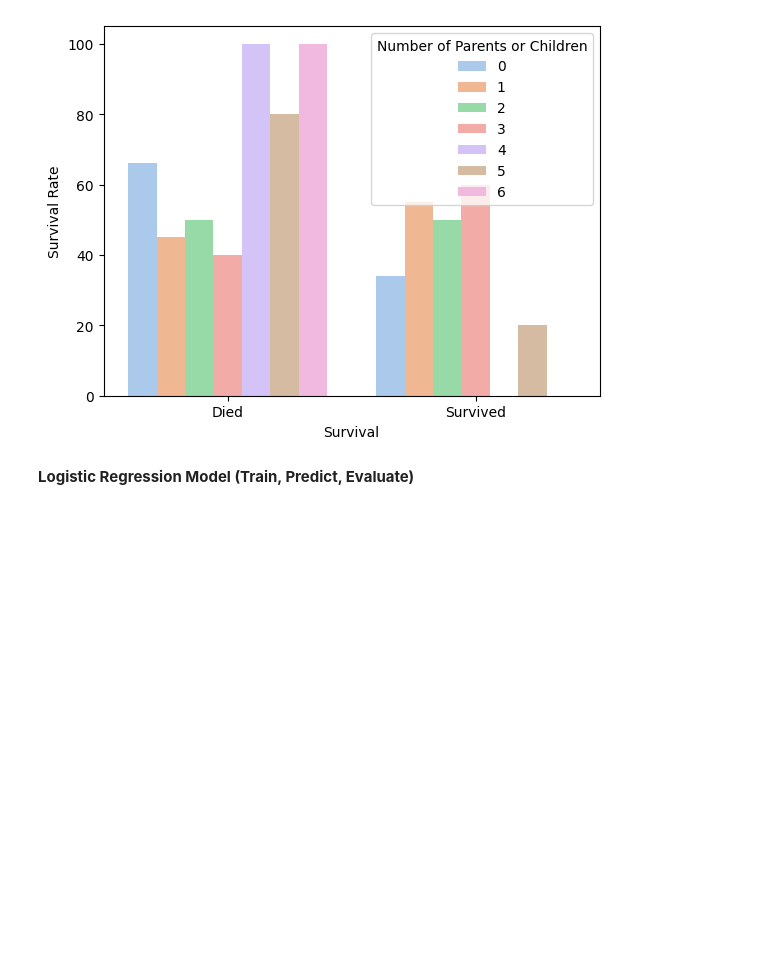
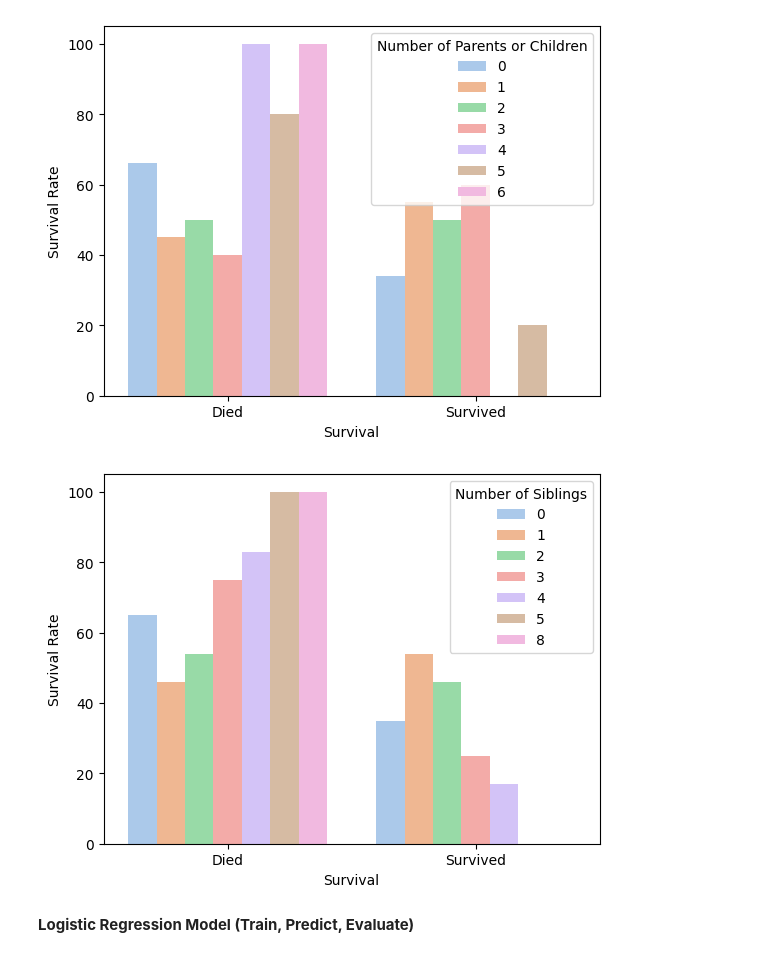
Before and after one commit to rhiats/titanicPrediction, a Jupyter notebook: titanicPred.ipynb, the cells around one changed output. Saved outputs shown, nothing was run; the diff lists cells and outputs as text; code cells hidden in the pictures; blank space fills up the shorter version.

Commit message:
Probability siblings influence survival

```diff
--- a/titanicPred.ipynb
+++ b/titanicPred.ipynb
@@ -241,3 +241,38 @@ par_survival(X)
 #Distribution of fares - t-test
 # %% [output]
 [figure]
+# %%
+def sib_survival(df):
+  """
+    Probability siblings influence survival (Conditional Probability)
+
+    @p:
+      df (dataframe): Input dataframe
+  """
+  df['Survival'] = np.where(df['Survived']==0, 'Died', 'Survived')
+
+  df.rename(columns={"SibSp": "Number of Siblings"}, inplace=True)
+
+  survival_sib_df=df[['Survival', 'Number of Siblings', 'PassengerId']].groupby(['Number of Siblings','Survival']).count()
+
+  survival_sib_df.reset_index(inplace=True)
+
+  survival_sib_df.rename(columns={"PassengerId": "Count Survived"}, inplace=True)
+
+  sib_df=df[['Number of Siblings', 'PassengerId']].groupby(['Number of Siblings']).count()
+
+  sib_df.reset_index(inplace=True)
+
+  sib_df.rename(columns={"PassengerId": "Count"}, inplace=True)
+
+  sib_survival_df=pd.merge(survival_sib_df,sib_df,on="Number of Siblings")
+
+  sib_survival_df["Survival Rate"]=round((sib_survival_df["Count Survived"]/sib_survival_df["Count"])*100,0)
+
+  sns.barplot(data=sib_survival_df, x="Survival", y="Survival Rate", hue="Number of Siblings", palette="pastel")
+
+  plt.savefig("/content/drive/MyDrive/Colab Notebooks/titanicPrediction/output/sib_survival_rate.png")
+
+sib_survival(X)
+# %% [output]
+[figure, added]
```
Also changed, not shown: parts of 2 cells of this notebook.
